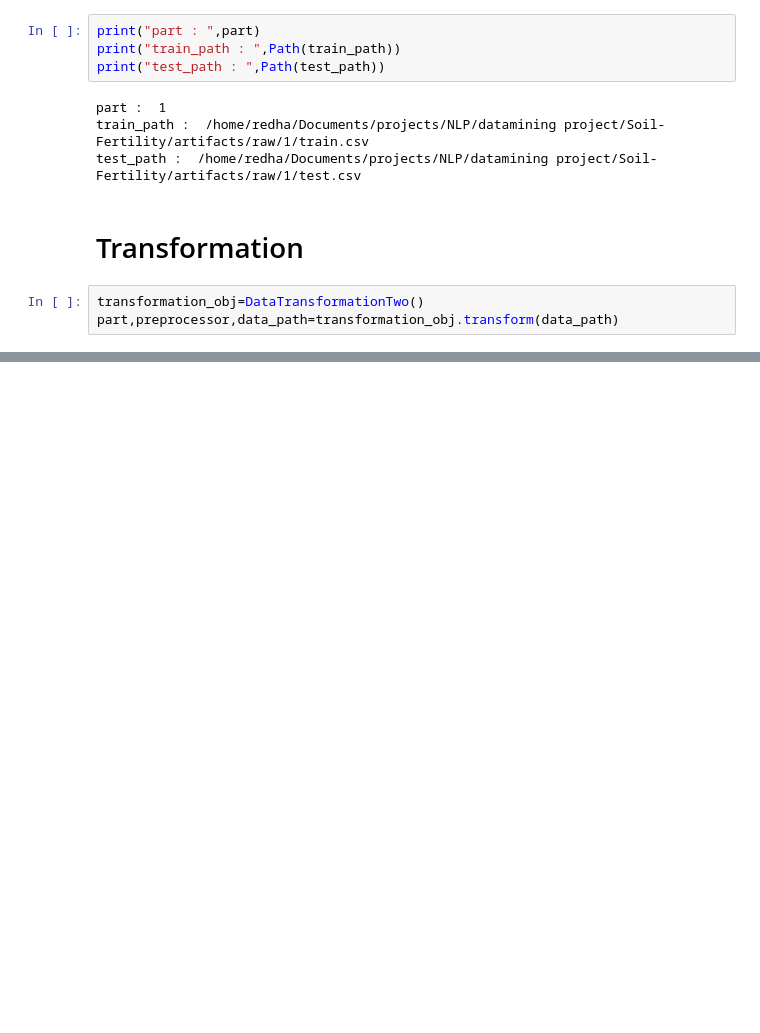
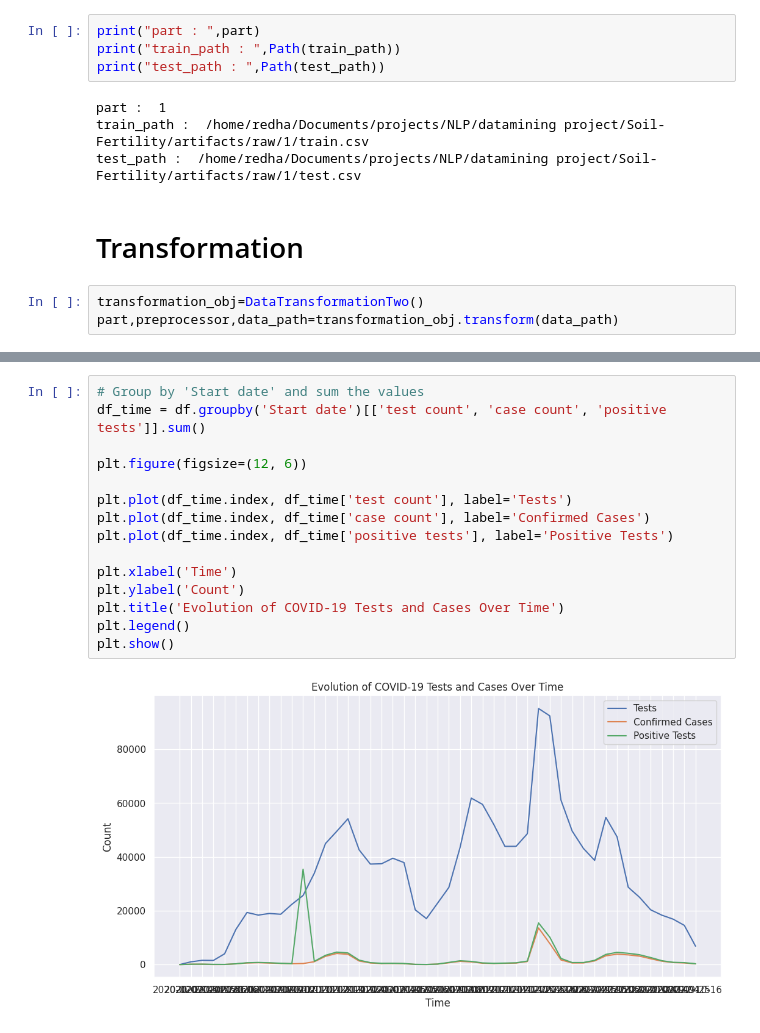
Before and after one commit to RedhaWassim/DataMining-project, a Jupyter notebook: notebook/final 2.ipynb, the cells around one changed output, grey strips where cells are left out. Drawn from its saved outputs; the diff is of its cells as text; blank space fills up the shorter version.

```diff
--- a/notebook/final 2.ipynb
+++ b/notebook/final 2.ipynb
@@ -30,0 +47,17 @@ part,preprocessor,data_path=transformation_obj.transform(data_path)
+# %%
+# Group by 'Start date' and sum the values
+df_time = df.groupby('Start date')[['test count', 'case count', 'positive tests']].sum()
+
+plt.figure(figsize=(12, 6))
+
+plt.plot(df_time.index, df_time['test count'], label='Tests')
+plt.plot(df_time.index, df_time['case count'], label='Confirmed Cases')
+plt.plot(df_time.index, df_time['positive tests'], label='Positive Tests')
+
+plt.xlabel('Time')
+plt.ylabel('Count')
+plt.title('Evolution of COVID-19 Tests and Cases Over Time')
+plt.legend()
+plt.show()
+# %% [output]
+[figure, added]
```
Also changed, not shown: parts of 5 cells of this notebook, 5 other files.
